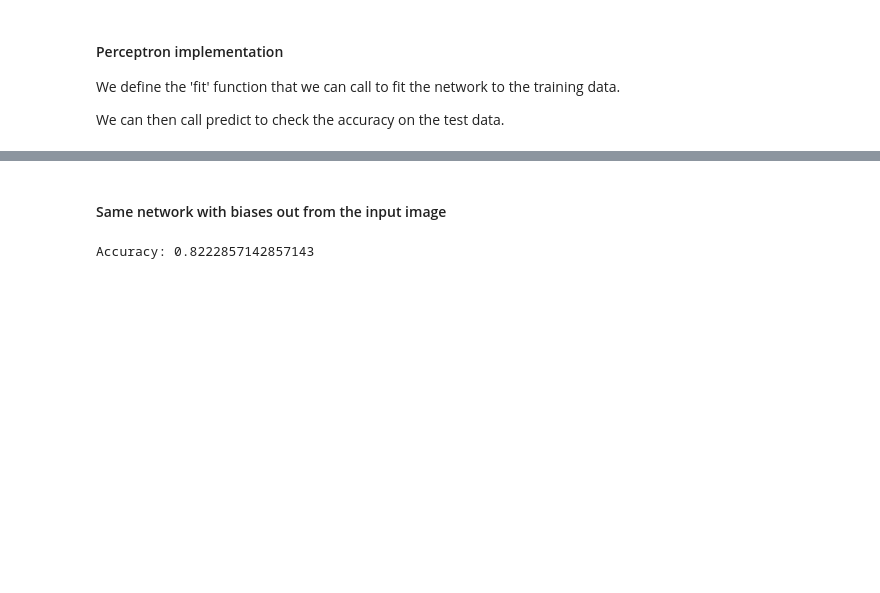
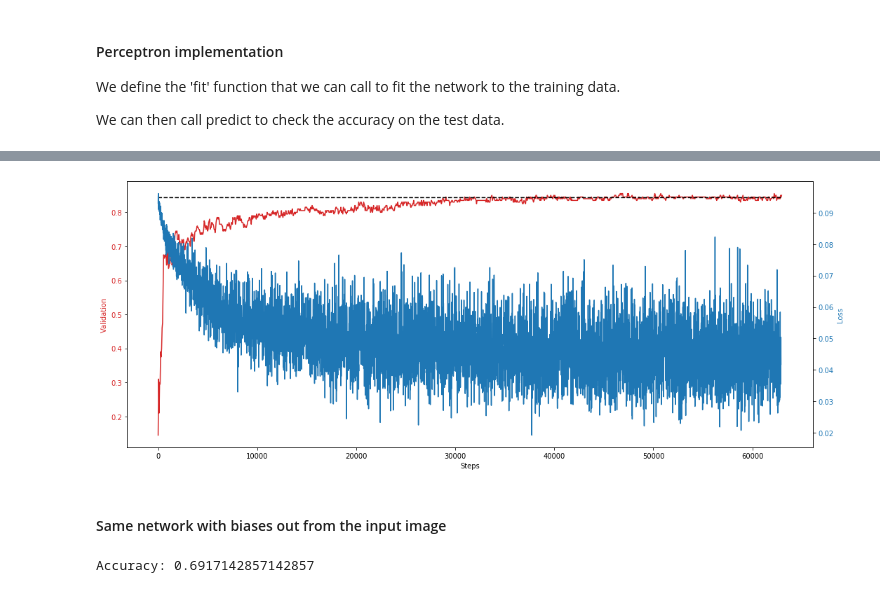
Before and after one commit to ThomasRanvier/bio_inspired_ai, a Jupyter notebook: Perceptron.ipynb, the cells around one changed output, grey strips where cells are left out. Cells and saved outputs as stored; diff of their text form; code cells hidden in the pictures; blank space fills up the shorter version.

```diff
--- a/Perceptron.ipynb
+++ b/Perceptron.ipynb
@@ -112,0 +110,3 @@ Accuracy: 0.8431428571428572
+# %%
+acc = predict()
+print('Accuracy: ' + str(acc))
@@ -129,3 +131,25 @@ plt.show()
+# %%
+fig, ax1 = plt.subplots()
+
+color = 'tab:red'
+ax1.set_xlabel('Steps')
+ax1.set_ylabel('Validation', color=color)
+ax1.plot([i * hist_interval for i in range(len(acc_h))], acc_h, '-', color=color)
+ax1.tick_params(axis='y', labelcolor=color)
+
+ax2 = ax1.twinx()  # instantiate a second axes that shares the same x-axis
+
+color = 'tab:blue'
+ax2.set_ylabel('Loss', color=color)  # we already handled the x-label with ax1
+ax2.plot([i * 10 for i in range(len(loss_h[10:]))], loss_h[10:], '-', color=color)
+ax2.tick_params(axis='y', labelcolor=color)
+
+ax1.plot([acc] * len(acc_h) * hist_interval, 'k--')
+plt.gcf().set_size_inches(15, 6)
+fig.tight_layout()  # otherwise the right y-label is slightly clipped
+plt.show()
+# %% [output]
+[figure, added]
 # %% [markdown]
 #### Same network with biases out from the input image
 # %%
@@ -190,10 +215,11 @@ def fit():
             break
 # %%
 fit()
-# %%
-print('Accuracy: ' + str(predict()))
-# %% [output]
-Accuracy: 0.8222857142857143
+# %%
+acc = predict()
+print('Accuracy: ' + str(acc))
+# %% [output]
+Accuracy: 0.6917142857142857
 # %%
 plt.title('Loss')
 plt.plot([i * hist_interval for i in range(len(loss_h))], loss_h, '-')
```
Also changed, not shown: parts of 10 cells of this notebook, 2 other files.
